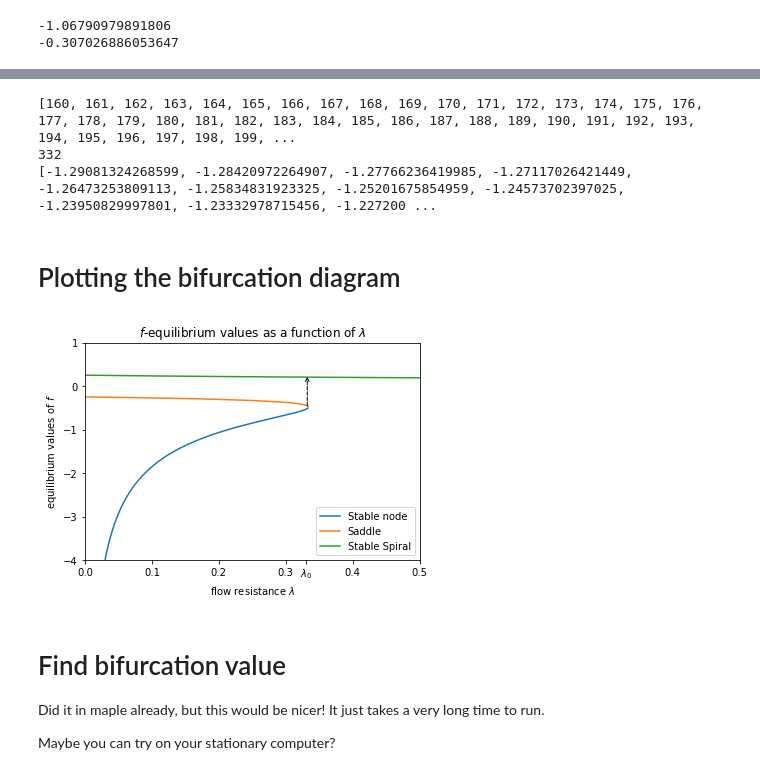
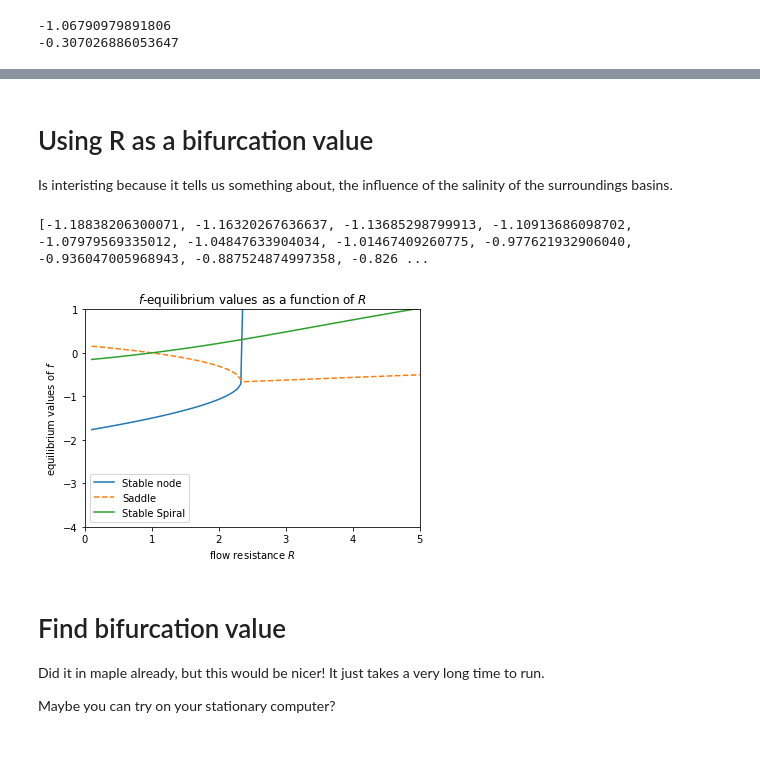
Before and after one commit to damiskov/gulf-stream-modelling, a Jupyter notebook: bifurcation_diagram.ipynb, the cells around one changed output, grey strips where cells are left out. Saved outputs shown, nothing was run; the diff lists cells and outputs as text; code cells hidden in the pictures; blank space fills up the shorter version.

Commit message:
Made some updates to the bifurcation diagram
- Can now display R a bifurcation diagram with R as the bifurcation value

```diff
--- a/bifurcation_diagram.ipynb
+++ b/bifurcation_diagram.ipynb
@@ -36,3 +44,21 @@ print(f2)
 # %% [output]
 -1.06790979891806
 -0.307026886053647
+# %%
+stable_bif_lambda = []
+saddle_bif_lambda = []
+spiral_bif_lambda = []
+
+for i in lambda_vals:
+    stable_bif_lambda.append(eq_1_solver(lambda_value=i, lambda_bool=True)[0])
+    saddle_bif_lambda.append(eq_1_solver(lambda_value=i, lambda_bool=True)[1])
+    spiral_bif_lambda.append(eq_2_solver(lambda_value=i, lambda_bool=True))
+# %%
+stable_bif_R = []
+saddle_bif_R = []
+spiral_bif_R = []
+
+for i in R_vals:
+    stable_bif_R.append(eq_1_solver(R_value=i, R_bool=True)[0])
+    saddle_bif_R.append(eq_1_solver(R_value=i, R_bool=True)[1])
+    spiral_bif_R.append(eq_2_solver(R_value=i, R_bool=True))
@@ -39,9 +149,12 @@ print(f2)
+# %% [markdown]
+# Using R as a bifurcation value
+Is interisting because it tells us something about, the influence of the salinity of the surroundings basins.
 # %%
 stable_bif = []
 saddle_bif = []
 spiral_bif = []
 
-for i in lambda_vals:
+for i in R_vals:
     stable_bif.append(eq_1_solver(i)[0])
     saddle_bif.append(eq_1_solver(i)[1])
     spiral_bif.append(eq_2_solver(i))
@@ -56,46 +169,47 @@ def find_intersection_saddle_and_stable():
     return intersection,intersection_i
 
 intersection, intersection_i = find_intersection_saddle_and_stable()
+
+print(intersection)
 # %% [output]
-[160, 161, 162, 163, 164, 165, 166, 167, 168, 169, 170, 171, 172, 173, 174, 175, 176, 177, 178, 179, 180, 181, 182, 183, 184, 185, 186, 187, 188, 189, 190, 191, 192, 193, 194, 195, 196, 197, 198, 199, ...
-332
-[-1.29081324268599, -1.28420972264907, -1.27766236419985, -1.27117026421449, -1.26473253809113, -1.25834831923325, -1.25201675854959, -1.24573702397025, -1.23950829997801, -1.23332978715456, -1.227200 ...
+[-1.18838206300071, -1.16320267636637, -1.13685298799913, -1.10913686098702, -1.07979569335012, -1.04847633904034, -1.01467409260775, -0.977621932906040, -0.936047005968943, -0.887524874997358, -0.826 ...
-# %% [markdown]
-# Plotting the bifurcation diagram
 # %%
 def make_bifurcation_diagram():
-    i = len(intersection_i)-1
-    j = 1
-    plt.plot(lambda_vals[0:intersection_i[i]+j], stable_bif[0:intersection_i[i]+j], label='Stable node')
-    plt.plot(lambda_vals[0:intersection_i[i]+j], saddle_bif[0:intersection_i[i]+j], label='Saddle')
-    plt.plot(lambda_vals, spiral_bif, label='Stable Spiral')
+    #i = len(intersection_i)-1
+    #j = 1
+   # i = len(R_vals)-10
+   # j = 0
 
-    plt.xlabel('flow resistance $\lambda$')
+    plt.plot(R_vals, stable_bif, label='Stable node')
+    plt.plot(R_vals, saddle_bif, label='Saddle', linestyle='dashed')
+    plt.plot(R_vals, spiral_bif, label='Stable Spiral')
+
+    plt.xlabel('flow resistance $R$')
     plt.ylabel(r'equilibrium values of $f$')
-    plt.title(r'$f$-equilibrium values as a function of $\lambda$')
+    plt.title(r'$f$-equilibrium values as a function of $R$')
     plt.ylim(-4, 1)
-    plt.xlim(0, 0.5)
-    plt.xticks([0, 0.1, 0.2, 0.3, 0.33, 0.4, 0.5], [0.0, 0.1, 0.2, 0.3, r'$\lambda_0$', 0.4, 0.5])
+    plt.xlim(0, 5)
+    #plt.xticks([0, 1, 2, 3, 4, 5], [0, 0, 0.2, 0.3, r'$R_0$', 0.4, 0.5])
 
-    x_start = intersection_i[i]/(10*factor)
-    y_start = stable_bif[-1]
-    x_end = intersection_i[i]/(10*factor)
-    y_end = spiral_bif[-1]
+    # x_start = intersection_i[i]/(10*factor)
+    # y_start = stable_bif[-1]
+    # x_end = intersection_i[i]/(10*factor)
+    # y_end = spiral_bif[-1]
 
-    arrow_props = dict(arrowstyle='->', color='k', lw=1, ls='dashed')
-    plt.annotate('', xy=(x_end, y_end+0.07), xytext=(x_start, intersection[-1]),
-             arrowprops=arrow_props, fontsize=9, color='k')
+    # arrow_props = dict(arrowstyle='->', color='k', lw=1, ls='dashed')
+    # plt.annotate('', xy=(x_end, y_end+0.07), xytext=(x_start, intersection[-1]),
+    #          arrowprops=arrow_props, fontsize=9, color='k')
 
     plt.legend()
-    desktop_path = '/Users/karlfindhansen/Desktop/bifurcation_diagram.png'
+    desktop_path = f'/Users/karlfindhansen/Desktop/bifurcation_diagram_{BIF_VALUE_LAMBDA}.png'
     if save_fig:
         plt.savefig(desktop_path, dpi=300)
     return plt.show()
 
 
 make_bifurcation_diagram()
 # %% [output]
-[figure, old version]
+[figure, new version]
 # %% [markdown]
 # Find bifurcation value
 Did it in maple already, but this would be nicer! It just takes a very long time to run.
```
Also changed, not shown: parts of 9 cells of this notebook, 1 other file.
